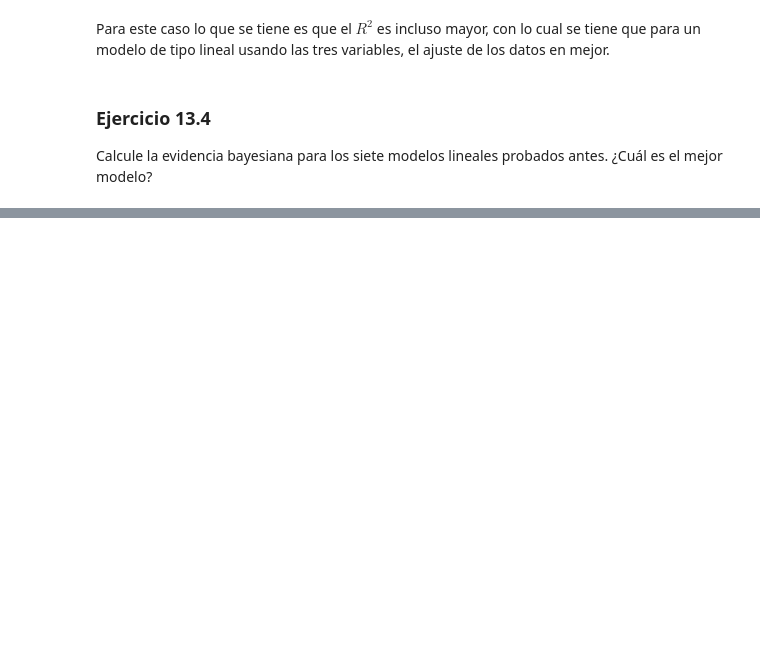
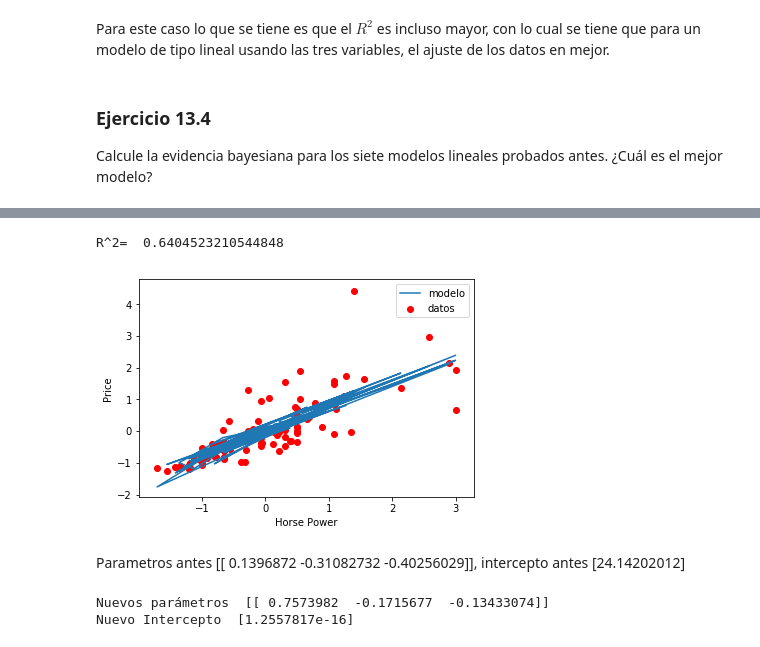
Before and after one commit to JoseMontanaC/Metodos_Computacionales, a Jupyter notebook: Repaso_Ejercicios/Ejercicio_13/Ejercicio13.ipynb, the cells around one changed output, grey strips where cells are left out. Cells and saved outputs as stored; diff of their text form; code cells hidden in the pictures; blank space fills up the shorter version.

```diff
--- a/Repaso_Ejercicios/Ejercicio_13/Ejercicio13.ipynb
+++ b/Repaso_Ejercicios/Ejercicio_13/Ejercicio13.ipynb
@@ -386,0 +397,2 @@ def Avg(x_obs,y_obs,sigma_y_obs,orden,N):
+# %%
+New_data=(data[['MPG.highway','Turn.circle','Price','Horsepower']]-np.mean(data[['MPG.highway','Turn.circle','Price','Horsepower']]))/np.std(data[['MPG.highway','Turn.circle','Price','Horsepower']])
@@ -400,0 +476,26 @@ TypeError: Cannot cast ufunc add output from dtype('float64') to dtype('int64')
+# %%
+X= New_data[['Horsepower',"MPG.highway","Turn.circle"]]
+Y = New_data['Price'].values.reshape(-1,1)
+linear_6 = sklearn.linear_model.LinearRegression()
+Model=linear_6.fit(X,Y)
+Model.fit(X,Y)
+#print(linear_3.score(MPG_turn,Y))
+Y_predict = Model.predict(X)
+
+plt.plot(X['Horsepower'], Y_predict, label='modelo')
+plt.scatter(X['Horsepower'], Y, label='datos', color='red')
+plt.legend()
+plt.xlabel('Horse Power')
+_ = plt.ylabel('Price')
+print("R^2= ",Model.score(X, Y))
+# %% [output]
+R^2=  0.6404523210544848
+[figure, added]
+# %% [markdown]
+Parametros antes [[ 0.1396872  -0.31082732 -0.40256029]], intercepto antes [24.14202012]
+# %%
+print("Nuevos parámetros ",Model.coef_)
+print("Nuevo Intercepto ",Model.intercept_)
+# %% [output]
+Nuevos parámetros  [[ 0.7573982  -0.1715677  -0.13433074]]
+Nuevo Intercepto  [1.2557817e-16]
```
Also changed, not shown: parts of 13 cells of this notebook.
